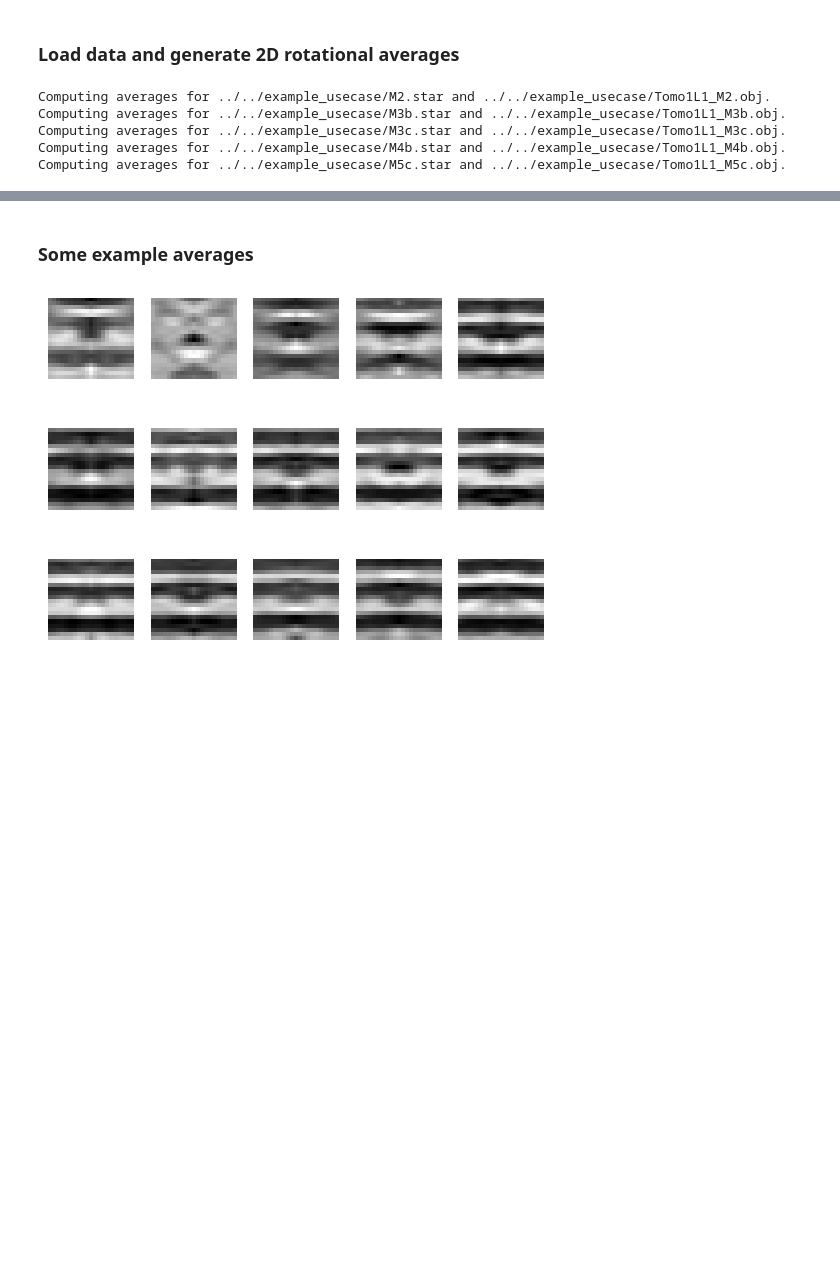
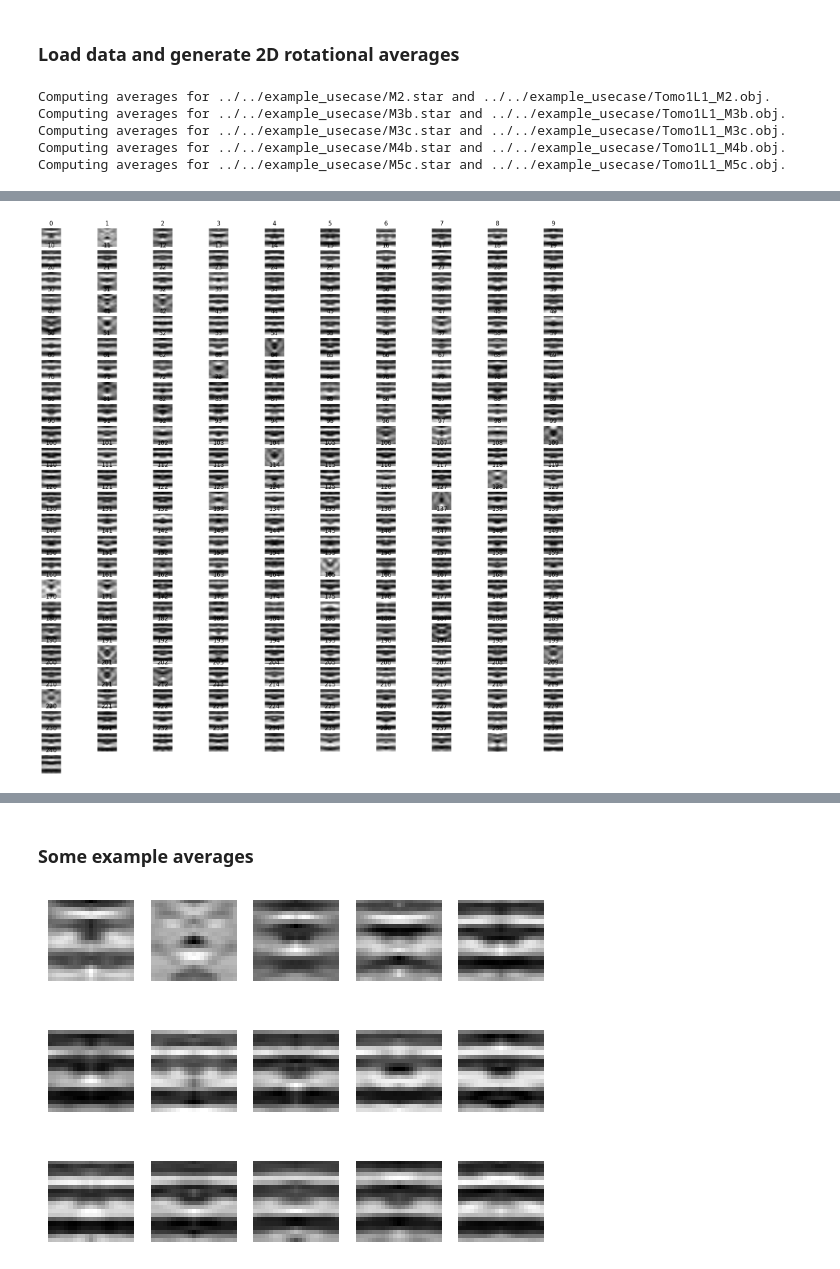
Before and after one commit to cellcanvas/surforama, a Jupyter notebook: examples/example_usecase_2D_averages.ipynb, the cells around one changed output, grey strips where cells are left out. Drawn from its saved outputs; the diff is of its cells as text; code cells hidden in the pictures; blank space fills up the shorter version.

```diff
--- a/examples/example_usecase_2D_averages.ipynb
+++ b/examples/example_usecase_2D_averages.ipynb
@@ -72,0 +278,27 @@ Computing averages for ../../example_usecase/M5c.star and ../../example_usecase/
+# %%
+print(tsne_results.shape)
+print(features.shape)
+print(all_avgs.shape)
+print(mask.shape)
+
+import pandas as pd
+import tifffile as tiff
+
+import cv2
+
+
+for i, avg in enumerate(all_avgs):
+    filename = os.path.join("/Users/lorenz.lamm/PhD_projects/Napari/Surforama/rotational_averages", f"avg_{i}.tif")
+    tiff.imsave(filename, avg)
+
+# save tsne table
+df = pd.DataFrame(tsne_results, columns=["x", "y"])
+df.to_csv("/Users/lorenz.lamm/PhD_projects/Napari/Surforama/rotational_averages/tsne_results.csv")
+
+# save features
+df = pd.DataFrame(features)
+df.to_csv("/Users/lorenz.lamm/PhD_projects/Napari/Surforama/rotational_averages/features_vgg.csv")
+
+# save mask
+df = pd.DataFrame(mask)
+df.to_csv("/Users/lorenz.lamm/PhD_projects/Napari/Surforama/rotational_averages/outlier_mask.csv")
@@ -72,0 +313,13 @@ Computing averages for ../../example_usecase/M5c.star and ../../example_usecase/
+# %%
+from matplotlib import pyplot as plt
+plt.figure(figsize=(20, 20))
+num_cols = 10
+num_rows = all_avgs.shape[0] // num_cols + 1
+for i, avg in enumerate(all_avgs):
+    plt.subplot(num_rows, num_cols, i + 1)
+    plt.imshow(avg, cmap="gray")
+    plt.title(i)
+    plt.axis("off")
+plt.show()
+# %% [output]
+[figure, added]
```
Also changed, not shown: parts of 15 cells of this notebook.
